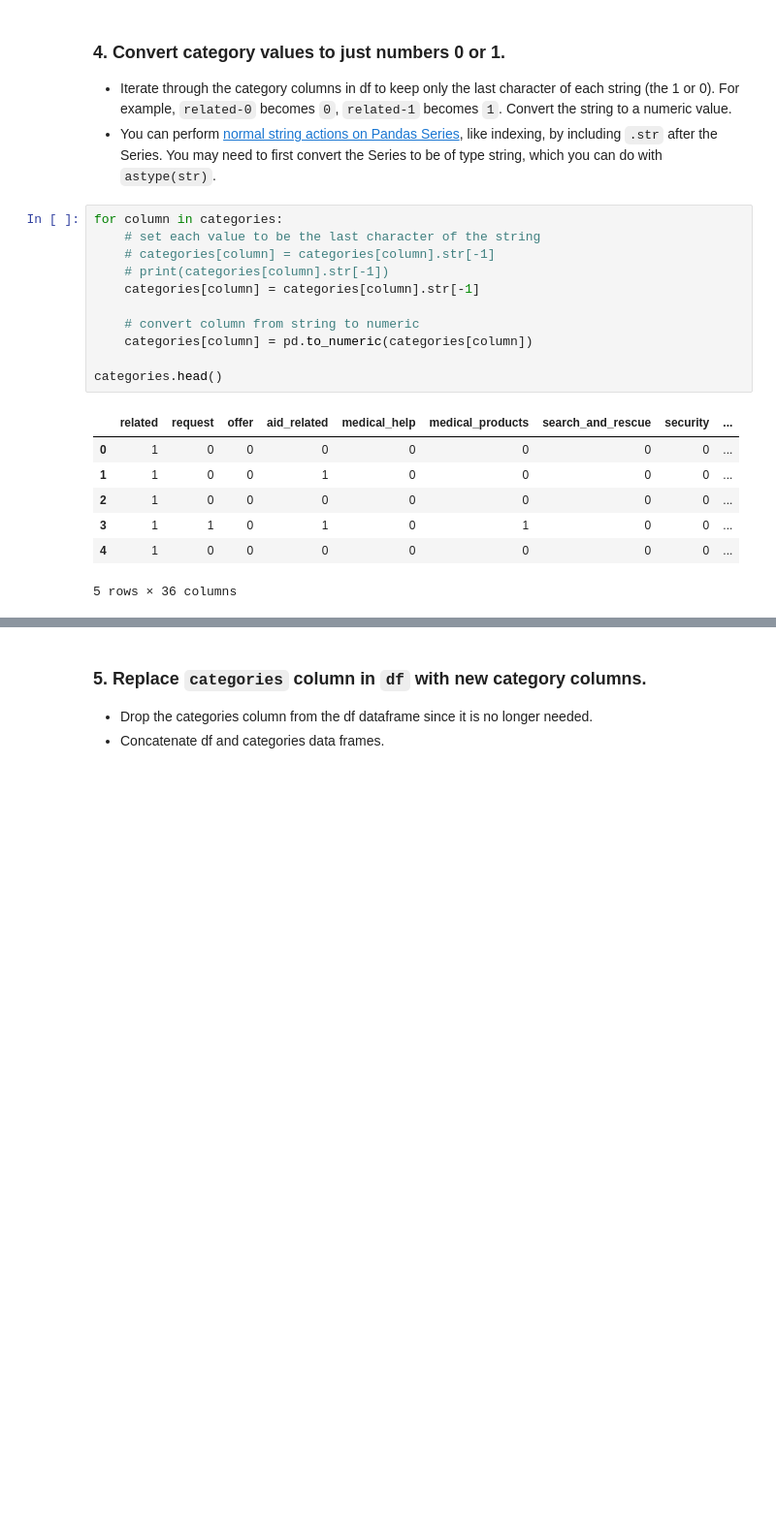
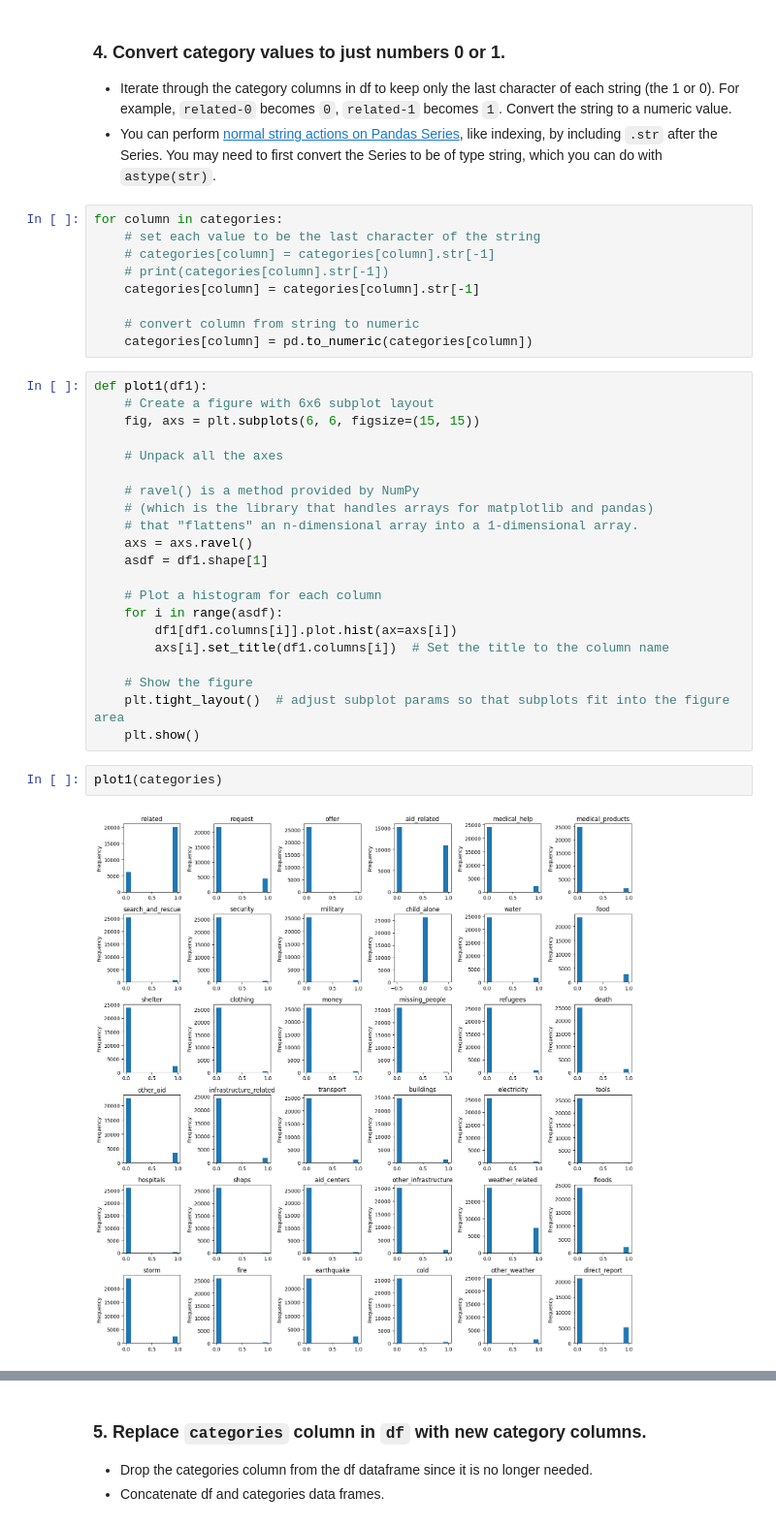
Before and after one commit to wire2coder/disaster-response-pipeline-uda, a Jupyter notebook: Piplines/ETL Pipeline Preparation.ipynb, the cells around one changed output, grey strips where cells are left out. Shown: that part at 97% size. Saved outputs shown, nothing was run; the diff lists cells and outputs as text; blank space fills up the shorter version.

```diff
--- a/Piplines/ETL Pipeline Preparation.ipynb
+++ b/Piplines/ETL Pipeline Preparation.ipynb
@@ -102,13 +104,28 @@ for column in categories:
 
     # convert column from string to numeric
     categories[column] = pd.to_numeric(categories[column])
-
-categories.head()
-# %% [output]
-|  | related | request | offer | aid_related | medical_help | medical_products | search_and_rescue | security | ... |
-| 0 | 1 | 0 | 0 | 0 | 0 | 0 | 0 | 0 | ... |
-| 1 | 1 | 0 | 0 | 1 | 0 | 0 | 0 | 0 | ... |
-| 2 | 1 | 0 | 0 | 0 | 0 | 0 | 0 | 0 | ... |
-| 3 | 1 | 1 | 0 | 1 | 0 | 1 | 0 | 0 | ... |
-| 4 | 1 | 0 | 0 | 0 | 0 | 0 | 0 | 0 | ... |
-5 rows × 36 columns
+# %%
+def plot1(df1):
+    # Create a figure with 6x6 subplot layout
+    fig, axs = plt.subplots(6, 6, figsize=(15, 15))
+
+    # Unpack all the axes
+
+    # ravel() is a method provided by NumPy
+    # (which is the library that handles arrays for matplotlib and pandas)
+    # that "flattens" an n-dimensional array into a 1-dimensional array.
+    axs = axs.ravel()
+    asdf = df1.shape[1]
+
+    # Plot a histogram for each column
+    for i in range(asdf):
+        df1[df1.columns[i]].plot.hist(ax=axs[i])
+        axs[i].set_title(df1.columns[i])  # Set the title to the column name
+
+    # Show the figure
+    plt.tight_layout()  # adjust subplot params so that subplots fit into the figure area
+    plt.show()
+# %%
+plot1(categories)
+# %% [output]
+[figure, added]
```
Also changed, not shown: parts of 5 cells of this notebook, 5 other files.
